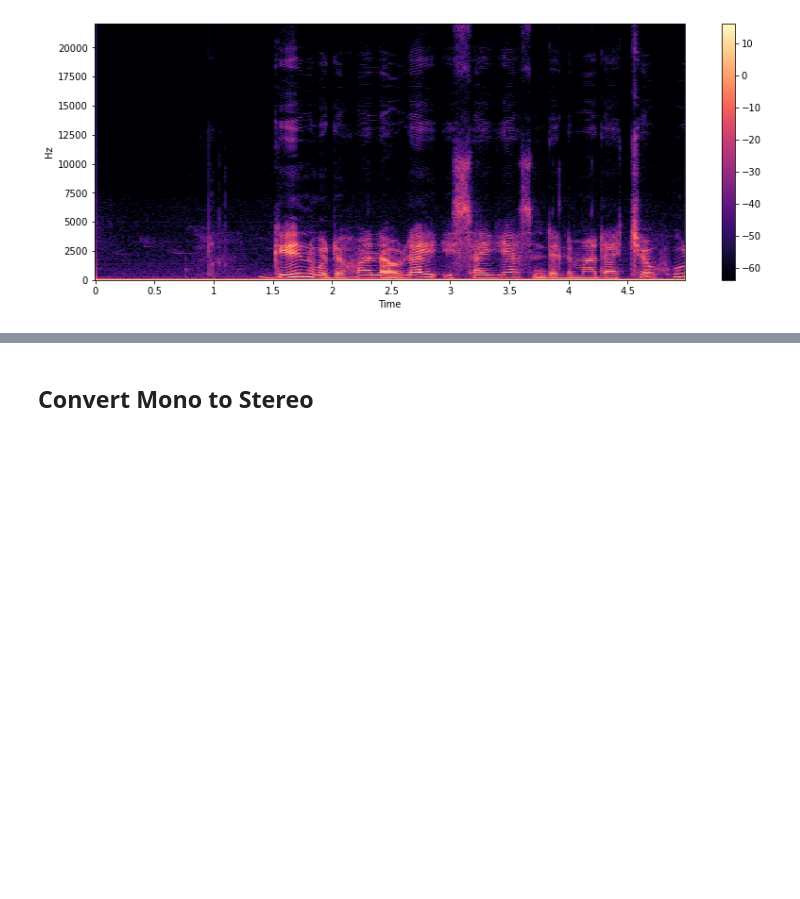
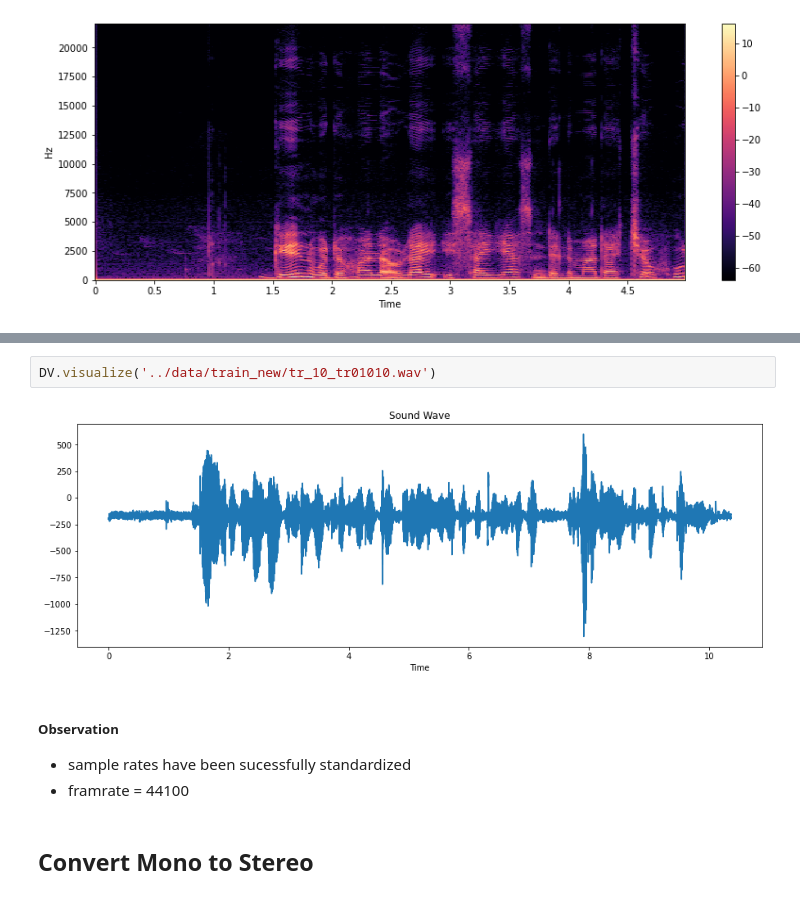
Before and after one commit to Micky373/speech_to_text, a Jupyter notebook: notebooks/preprocessing.ipynb, the cells around one changed output, grey strips where cells are left out. Saved outputs shown, nothing was run; the diff lists cells and outputs as text; blank space fills up the shorter version.

```diff
--- a/notebooks/preprocessing.ipynb
+++ b/notebooks/preprocessing.ipynb
@@ -71,3 +92,12 @@ plt.colorbar()
+# %%
+DV.visualize('../data/train_new/tr_10_tr01010.wav')
+# %% [output]
+[figure, added]
+# %% [markdown]
+##### Observation
+
+- sample rates have been sucessfully standardized
+- framrate = 44100
 # %% [markdown]
 ## Convert Mono to Stereo
 # %%
```
Also changed, not shown: parts of 5 cells of this notebook, 1 other file.
